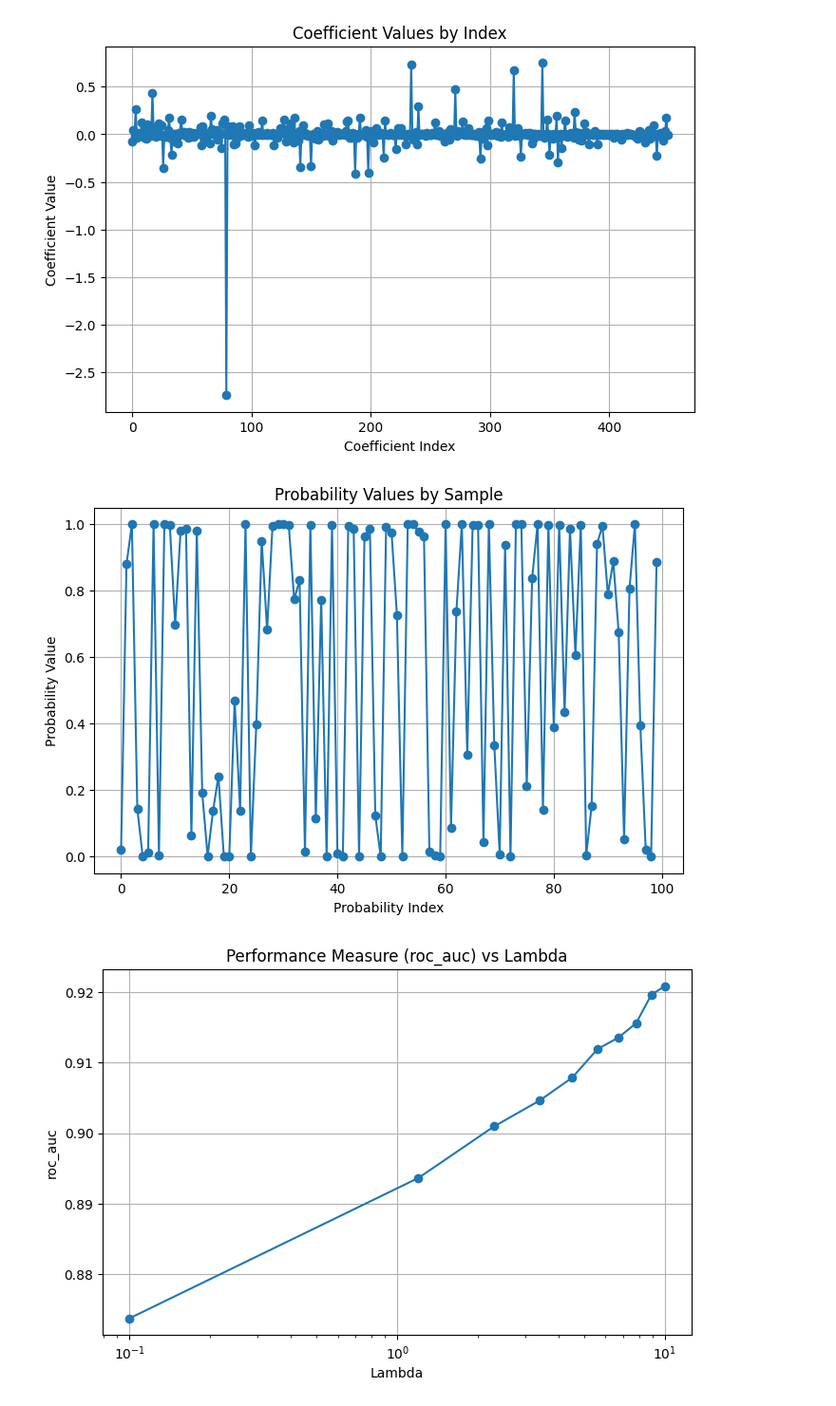
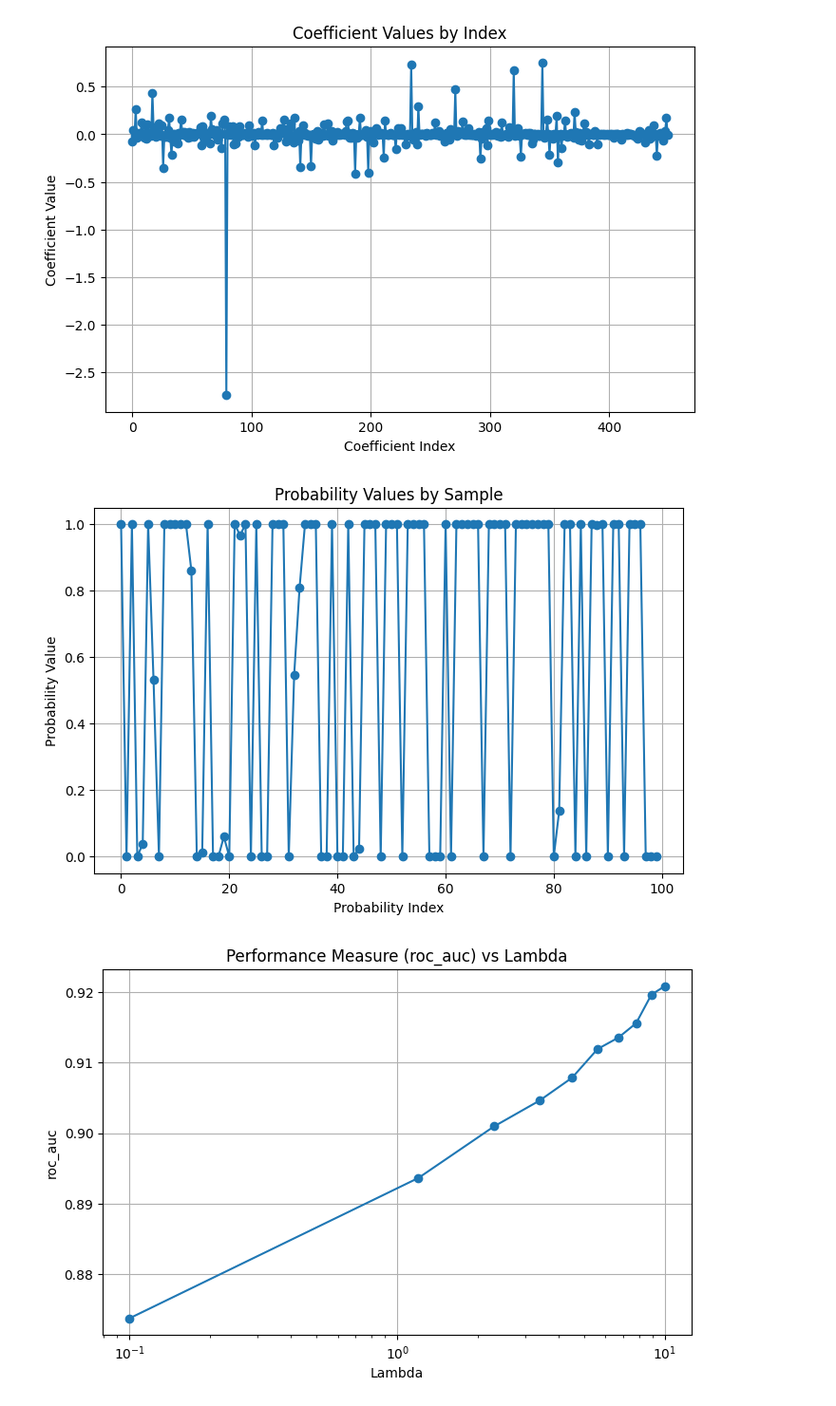
Before and after one commit to mouradianelen/LogRegCCD, a Jupyter notebook: arcene_notebook.ipynb, the cells around one changed output. Shown: that part at 95% size. Cells and saved outputs as stored; diff of their text form; code cells hidden in the pictures.

Commit message:
LogRegCCD: small fix model_l_0 proba values

```diff
--- a/arcene_notebook.ipynb
+++ b/arcene_notebook.ipynb
@@ -74,14 +74,14 @@ Length: 100, dtype: float64]
 # %%
 indexes = np.arange(0, len(model_l_0.probas_[0]))
 plt.figure(figsize=(8, 5))
-plt.plot(indexes, model.probas_[0], marker='o', linestyle='-')
+plt.plot(indexes, model_l_0.probas_[0], marker='o', linestyle='-')
 plt.xlabel("Probability Index")
 plt.ylabel("Probability Value")
 plt.title("Probability Values by Sample")
 plt.grid(True)
 plt.show()
 # %% [output]
-[figure, old version]
+[figure, new version]
 # %%
 model.plot(arcene_valid, arcene_valid_y, measure="roc_auc")
 # %% [output]
```
Also changed, not shown: 1 other file.
